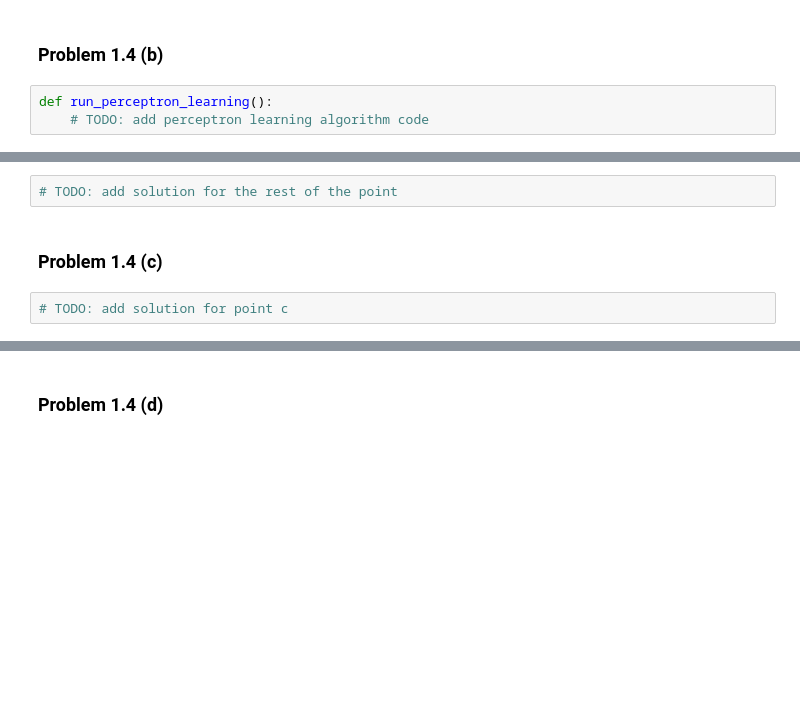
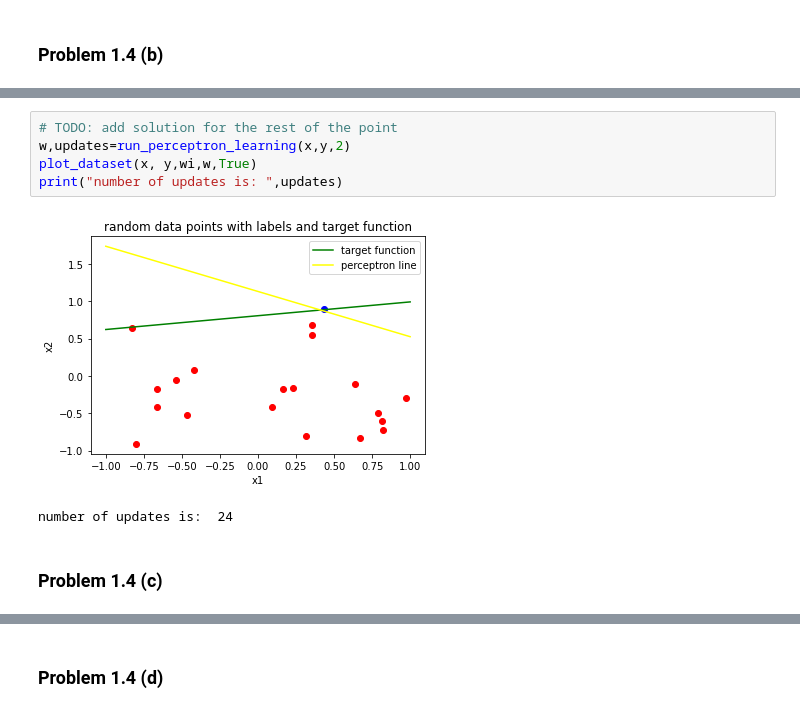
Before and after one commit to norhanreda/machine-learning-assignments, a Jupyter notebook: assignment1/assignment1-notebook.ipynb, the cells around one changed output, grey strips where cells are left out. Drawn from its saved outputs; the diff is of its cells as text; blank space fills up the shorter version.

```diff
--- a/assignment1/assignment1-notebook.ipynb
+++ b/assignment1/assignment1-notebook.ipynb
@@ -41,5 +223,2 @@ def generate_dataset():
 # %% [markdown]
 ### Problem 1.4 (b)
-# %%
-def run_perceptron_learning():
-    # TODO: add perceptron learning algorithm code
@@ -46,6 +245,10 @@ def run_perceptron_learning():
 # %%
 # TODO: add solution for the rest of the point
+w,updates=run_perceptron_learning(x,y,2)
+plot_dataset(x, y,wi,w,True)
+print("number of updates is: ",updates)
+# %% [output]
+[figure, added]
+number of updates is:  24
 # %% [markdown]
 ### Problem 1.4 (c)
-# %%
-# TODO: add solution for point c
```
Also changed, not shown: parts of 29 cells of this notebook, 2 other files.
